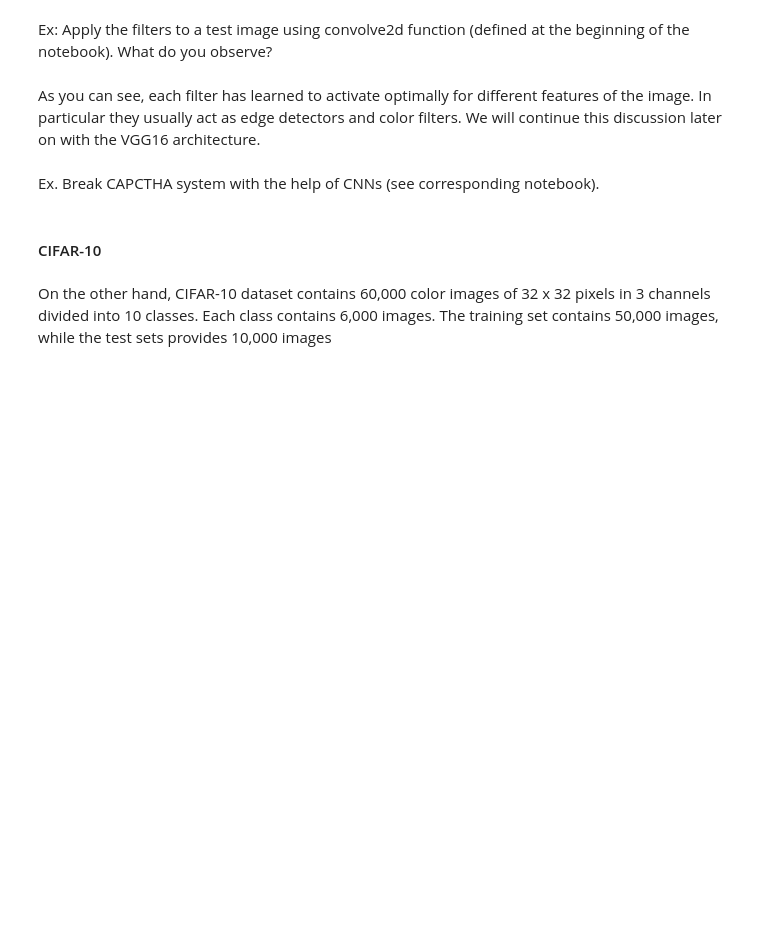
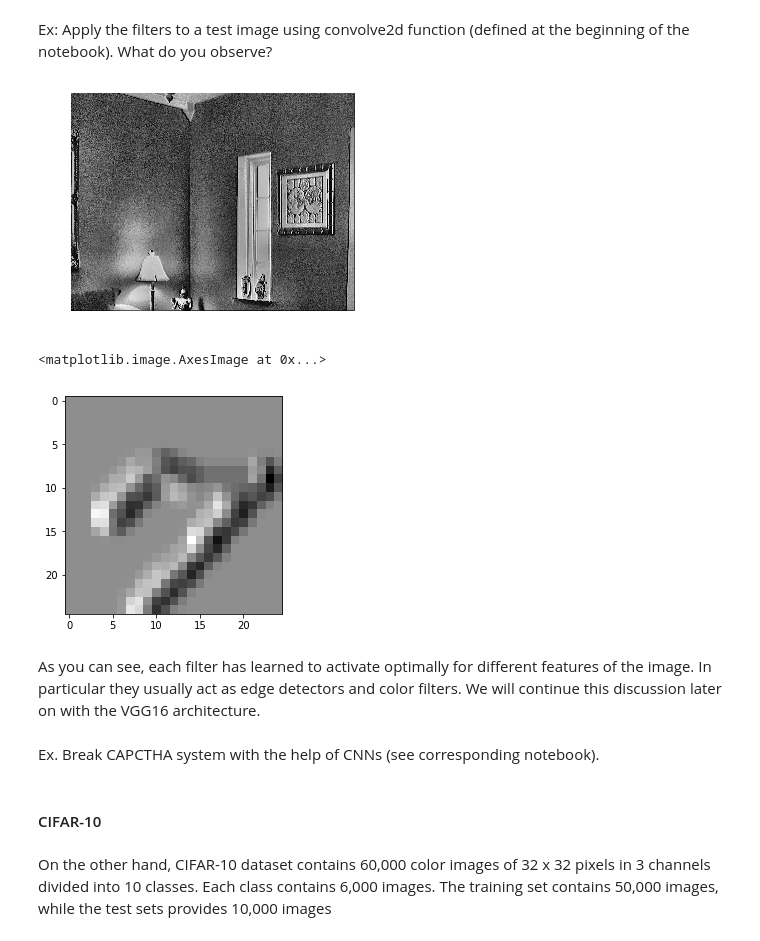
Before and after one commit to bichopaulinho/DeepLearningCourse, a Jupyter notebook: 03_ConvNets/07_CNN_main-student_version.ipynb, the cells around one changed output. Saved outputs shown, nothing was run; the diff lists cells and outputs as text; code cells hidden in the pictures; blank space fills up the shorter version.

Commit message:
more stuff on conv nets

```diff
--- a/03_ConvNets/07_CNN_main-student_version.ipynb
+++ b/03_ConvNets/07_CNN_main-student_version.ipynb
@@ -400,5 +419,19 @@ for i, index in enumerate(range(15)):
 # %% [markdown]
 Ex: Apply the filters to a test image using convolve2d function (defined at the beginning of the notebook). What do you observe?
+# %%
+# el primer filtro
+filter1 = my_cnn.layers[0].get_weights()[0][:,:,:,8].squeeze()
+
+run(image_path='../imgs/13_CNN_conv_imag_ex.jpg', kernel=filter1)
+
+my_img = x_test[8974,:,:].squeeze() # squeeze es una forma de quitar las dimensiones irrelevantes
+convolv = convolve2d(my_img, kernel=filter1)
+
+plt.imshow(convolv, cmap=plt.cm.binary)
+# %% [output]
+[figure, added]
+<matplotlib.image.AxesImage at 0x...>
+[figure, added]
 # %% [markdown]
 As you can see, each filter has learned to activate optimally for different features of the image. In particular they usually act as edge detectors and color filters. We will continue this discussion later on with the VGG16 architecture.
 # %% [markdown]
```
Also changed, not shown: parts of 20 cells of this notebook, 2 other files.
